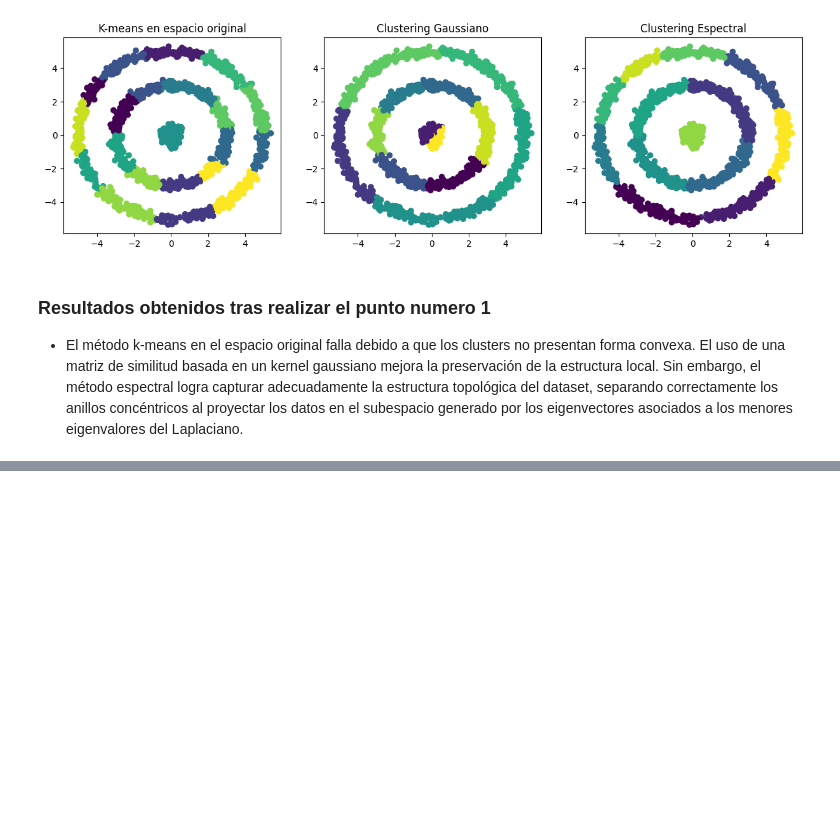
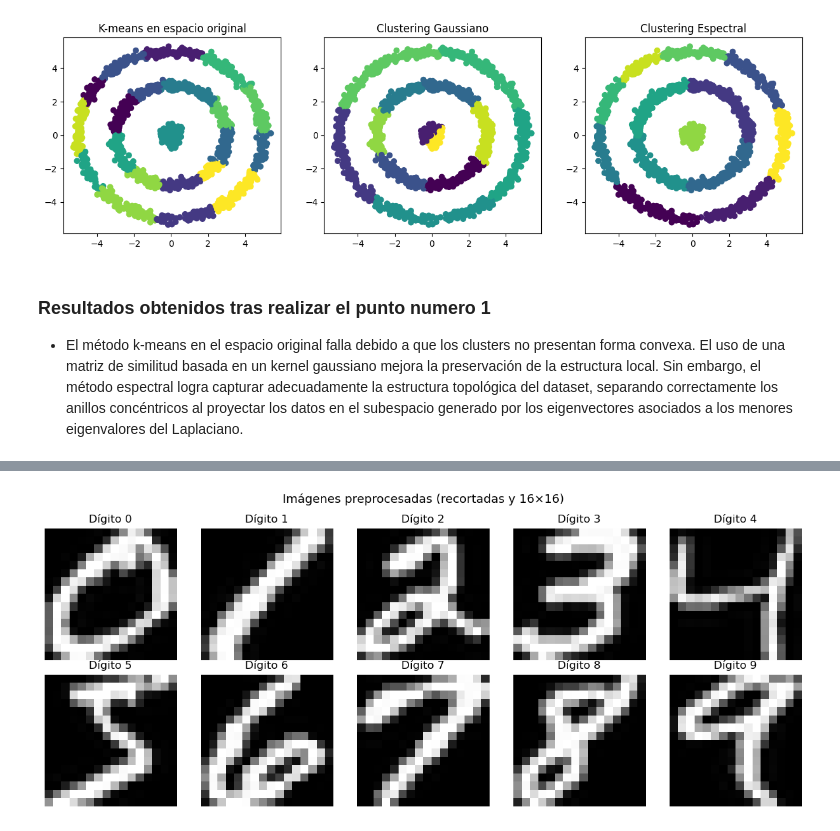
Before and after one commit to Jvelasquez980/Examen2-MatApl, a Jupyter notebook: examen.ipynb, the cells around one changed output, grey strips where cells are left out. Drawn from its saved outputs; the diff is of its cells as text; code cells hidden in the pictures; blank space fills up the shorter version.

```diff
--- a/examen.ipynb
+++ b/examen.ipynb
@@ -184,0 +243,40 @@ plt.show()
+# %%
+def crop_and_resize(img, size=(16, 16), threshold=10):
+    """
+    Recorta filas/columnas de fondo y reescala la imagen a `size`.
+    Retorna np.array de shape `size`, valores en [0, 1].
+    """
+    rows = np.any(img > threshold, axis=1)
+    cols = np.any(img > threshold, axis=0)
+
+    if not rows.any() or not cols.any():
+        return np.zeros(size)
+
+    r_min, r_max = np.where(rows)[0][[0, -1]]
+    c_min, c_max = np.where(cols)[0][[0, -1]]
+
+    cropped = img[r_min:r_max+1, c_min:c_max+1]
+    pil_img = Image.fromarray(cropped.astype(np.uint8))
+    resized = pil_img.resize(size[::-1], Image.LANCZOS)  # PIL usa (W, H)
+    return np.array(resized, dtype=float) / 255.0
+
+
+def preprocess_images(images):
+    """Aplica crop_and_resize a un arreglo de imágenes → matriz (n, 256)."""
+    return np.array([crop_and_resize(img).flatten() for img in images])
+
+
+# ── Demostración visual ──────────────────────────────────────────────────────
+fig, axes = plt.subplots(2, 5, figsize=(12, 5))
+for d in range(10):
+    idx  = np.where(y_train_raw == d)[0][0]
+    proc = crop_and_resize(X_train_raw[idx])
+    ax   = axes[d // 5, d % 5]
+    ax.imshow(proc, cmap='gray')
+    ax.set_title(f'Dígito {d}')
+    ax.axis('off')
+plt.suptitle('Imágenes preprocesadas (recortadas y 16×16)', fontsize=13)
+plt.tight_layout()
+plt.show()
+# %% [output]
+[figure, added]
```
Also changed, not shown: parts of 19 cells of this notebook, 4 other files.
